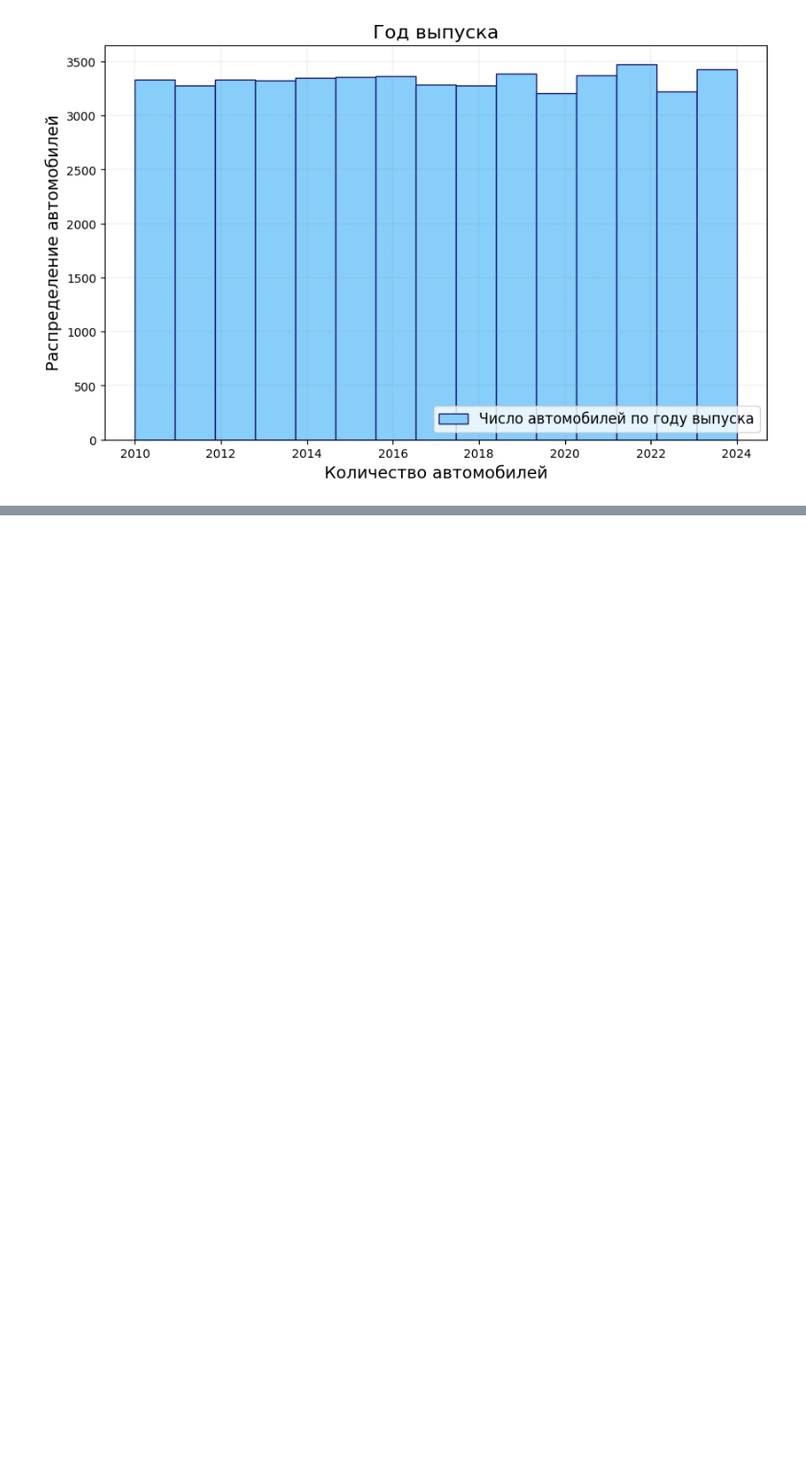
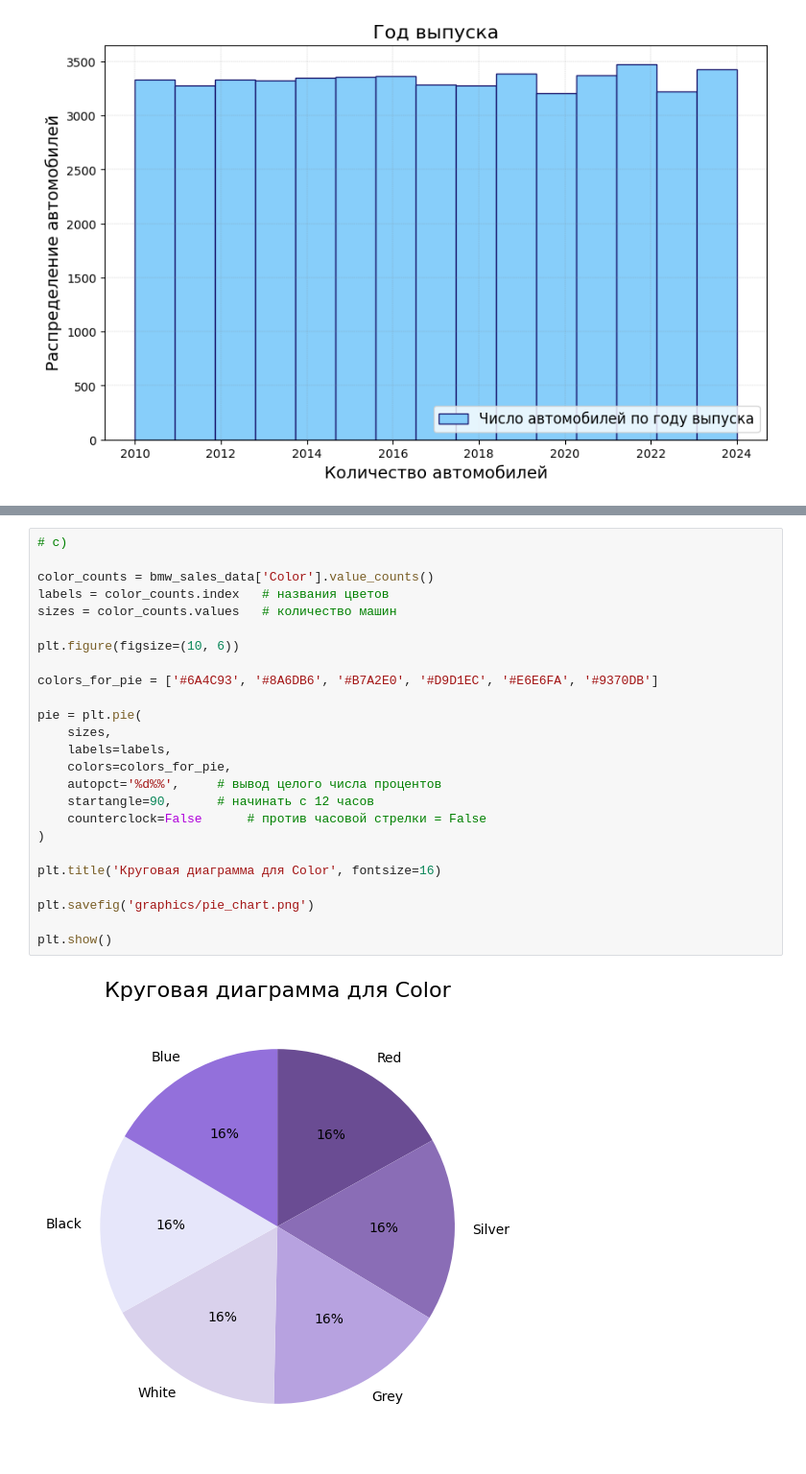
Before and after one commit to ari-ira17/bmw-sales-data, a Jupyter notebook: main.ipynb, the cells around one changed output, grey strips where cells are left out. Shown: that part at 96% size. Cells and saved outputs as stored; diff of their text form; blank space fills up the shorter version.

```diff
--- a/main.ipynb
+++ b/main.ipynb
@@ -123,0 +148,27 @@ plt.savefig('graphics/histogram.png')
+# %%
+# c)
+
+color_counts = bmw_sales_data['Color'].value_counts()
+labels = color_counts.index   # названия цветов
+sizes = color_counts.values   # количество машин
+
+plt.figure(figsize=(10, 6))
+
+colors_for_pie = ['#6A4C93', '#8A6DB6', '#B7A2E0', '#D9D1EC', '#E6E6FA', '#9370DB']
+
+pie = plt.pie(
+    sizes,
+    labels=labels,
+    colors=colors_for_pie,
+    autopct='%d%%',     # вывод целого числа процентов
+    startangle=90,      # начинать с 12 часов
+    counterclock=False      # против часовой стрелки = False
+)
+
+plt.title('Круговая диаграмма для Color', fontsize=16)
+
+plt.savefig('graphics/pie_chart.png')
+
+plt.show()
+# %% [output]
+[figure, added]
```
Also changed, not shown: parts of 8 cells of this notebook.
